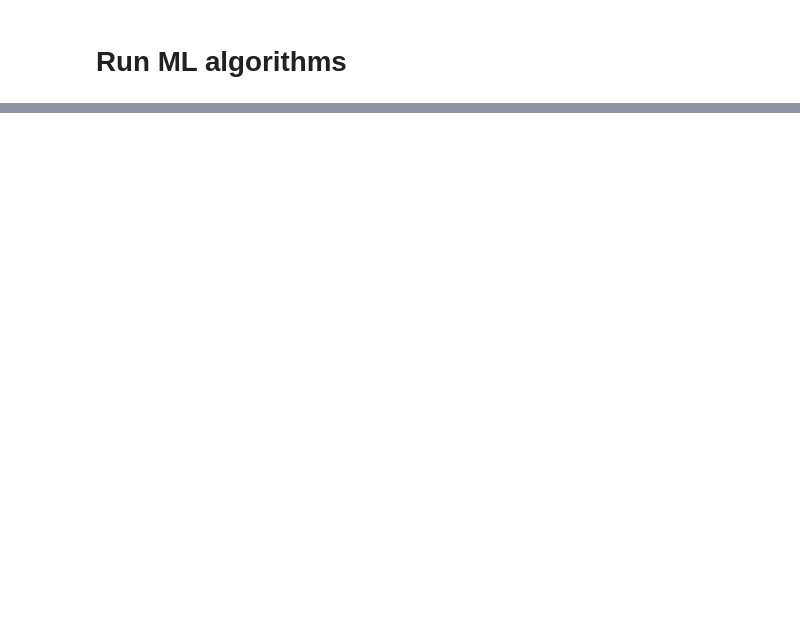
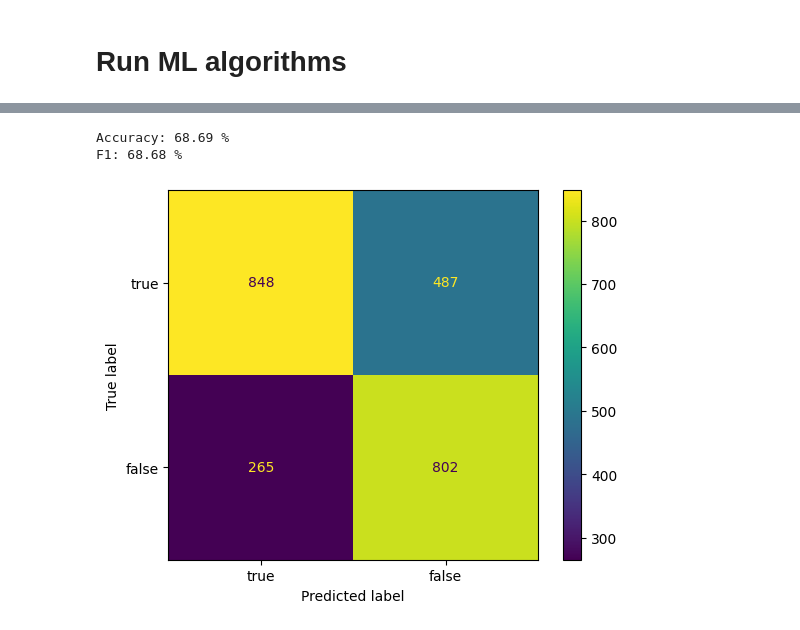
Before and after one commit to jiekelove7/wills-ensemble, a Jupyter notebook: rumour-detection-implementations.ipynb, the cells around one changed output, grey strips where cells are left out. Drawn from its saved outputs; the diff is of its cells as text; code cells hidden in the pictures; blank space fills up the shorter version.

```diff
--- a/rumour-detection-implementations.ipynb
+++ b/rumour-detection-implementations.ipynb
@@ -181,0 +174,4 @@ F1: 0.8227197845009906
+# %%
+from hpsklearn import mlp_classifier
+
+mlp = optimize_model(mlp_classifier("mlp"), X_train, y_train)
@@ -181,0 +186,6 @@ F1: 0.8227197845009906
+# %%
+evaluate_model(mlp, X_test, y_test)
+# %% [output]
+Accuracy: 68.69 %
+F1: 68.68 %
+[figure, added]
```
Also changed, not shown: parts of 15 cells of this notebook.
